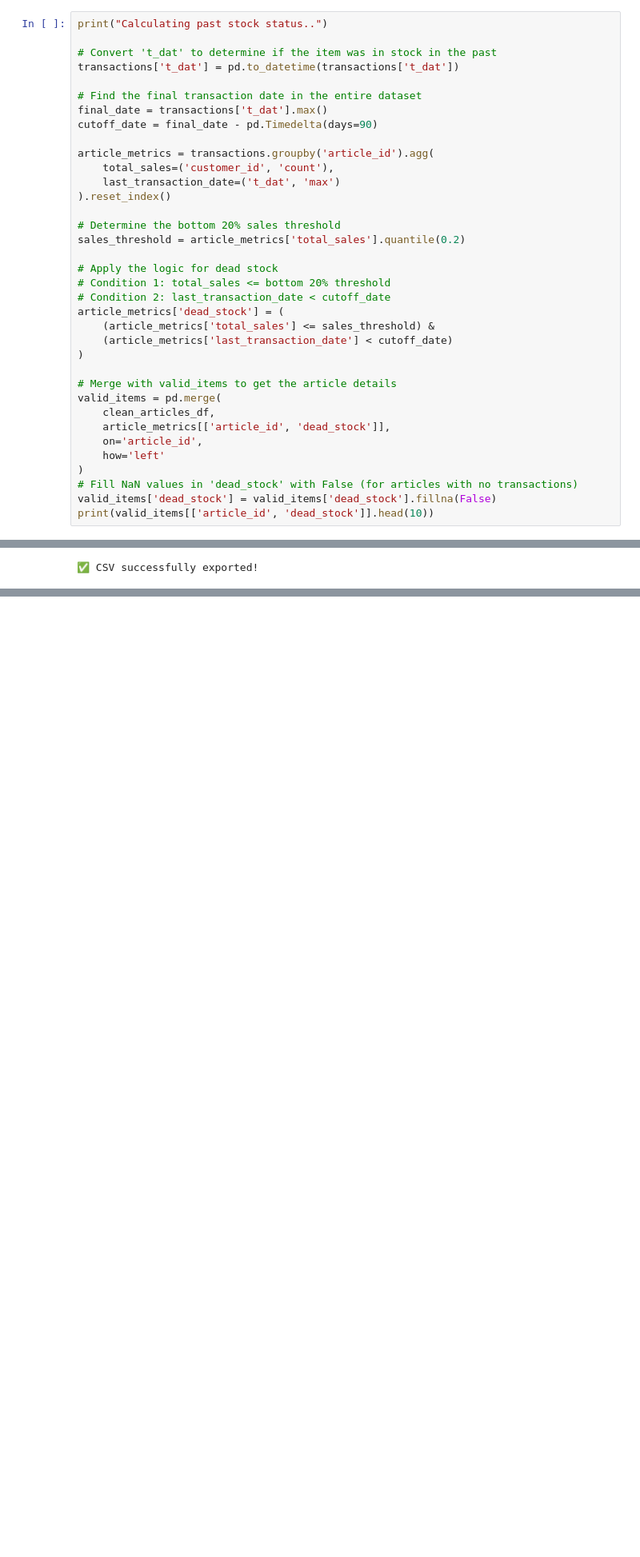
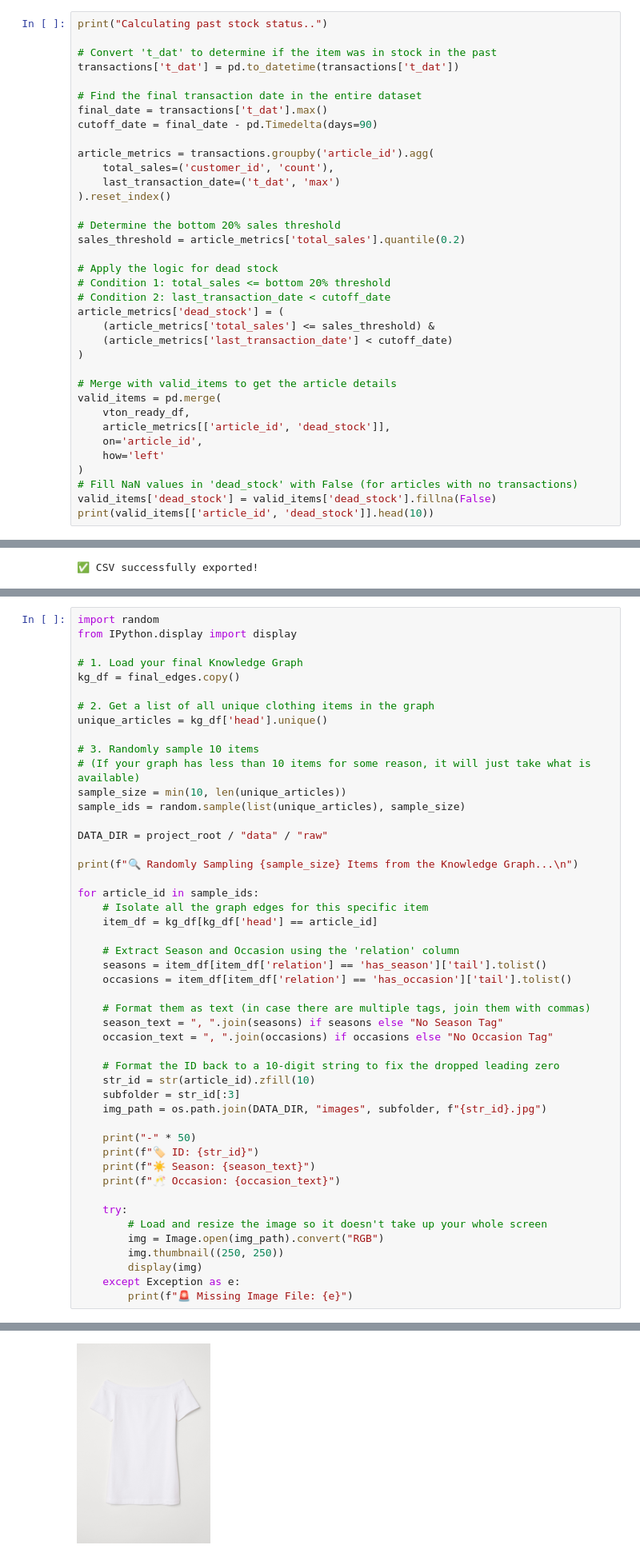
Before and after one commit to victorjongsoon/fashion-recommender, a Jupyter notebook: SystemCode/services/recommender-service/kg/DataProcess.ipynb, the cells around one changed output, grey strips where cells are left out. Shown at 80% size. Drawn from its saved outputs; the diff is of its cells as text; blank space fills up the shorter version.

```diff
--- a/SystemCode/services/recommender-service/kg/DataProcess.ipynb
+++ b/SystemCode/services/recommender-service/kg/DataProcess.ipynb
@@ -167,7 +231,7 @@ article_metrics['dead_stock'] = (
 
 # Merge with valid_items to get the article details
 valid_items = pd.merge(
-    clean_articles_df,
+    vton_ready_df,
     article_metrics[['article_id', 'dead_stock']],
     on='article_id',
     how='left'
@@ -937,0 +1450,49 @@ recommendation_model = joblib.load('clean_articles_df.joblib')
+# %%
+import random
+from IPython.display import display
+
+# 1. Load your final Knowledge Graph
+kg_df = final_edges.copy()
+
+# 2. Get a list of all unique clothing items in the graph
+unique_articles = kg_df['head'].unique()
+
+# 3. Randomly sample 10 items
+# (If your graph has less than 10 items for some reason, it will just take what is available)
+sample_size = min(10, len(unique_articles))
+sample_ids = random.sample(list(unique_articles), sample_size)
+
+DATA_DIR = project_root / "data" / "raw"
+
+print(f"🔍 Randomly Sampling {sample_size} Items from the Knowledge Graph...\n")
+
+for article_id in sample_ids:
+    # Isolate all the graph edges for this specific item
+    item_df = kg_df[kg_df['head'] == article_id]
+
+    # Extract Season and Occasion using the 'relation' column
+    seasons = item_df[item_df['relation'] == 'has_season']['tail'].tolist()
+    occasions = item_df[item_df['relation'] == 'has_occasion']['tail'].tolist()
+
+    # Format them as text (in case there are multiple tags, join them with commas)
+    season_text = ", ".join(seasons) if seasons else "No Season Tag"
+    occasion_text = ", ".join(occasions) if occasions else "No Occasion Tag"
+
+    # Format the ID back to a 10-digit string to fix the dropped leading zero
+    str_id = str(article_id).zfill(10)
+    subfolder = str_id[:3]
+    img_path = os.path.join(DATA_DIR, "images", subfolder, f"{str_id}.jpg")
+
+    print("-" * 50)
+    print(f"🏷️ ID: {str_id}")
+    print(f"☀️ Season: {season_text}")
+    print(f"🥂 Occasion: {occasion_text}")
+
+    try:
+        # Load and resize the image so it doesn't take up your whole screen
+        img = Image.open(img_path).convert("RGB")
+        img.thumbnail((250, 250))
+        display(img)
+    except Exception as e:
+        print(f"🚨 Missing Image File: {e}")
+# %% [output]
@@ -937,0 +1505 @@ recommendation_model = joblib.load('clean_articles_df.joblib')
+[figure, added]
```
Also changed, not shown: parts of 26 cells of this notebook, 1 other file.
